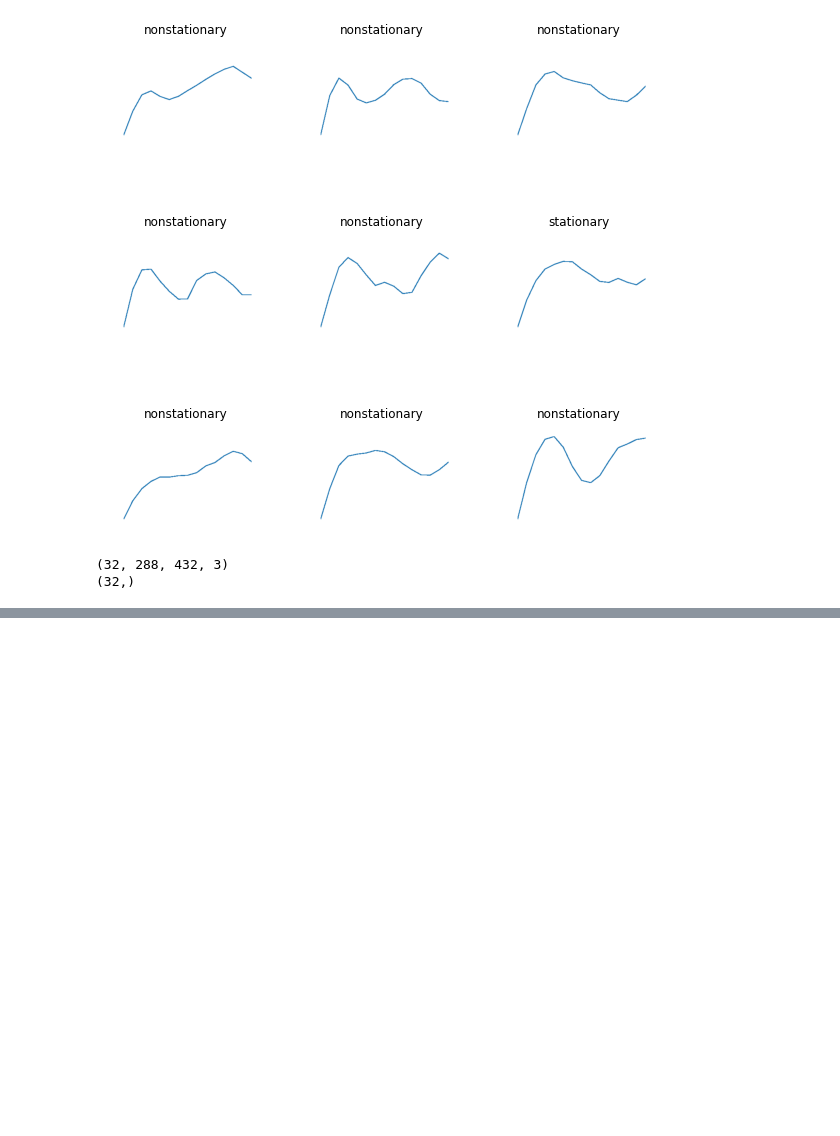
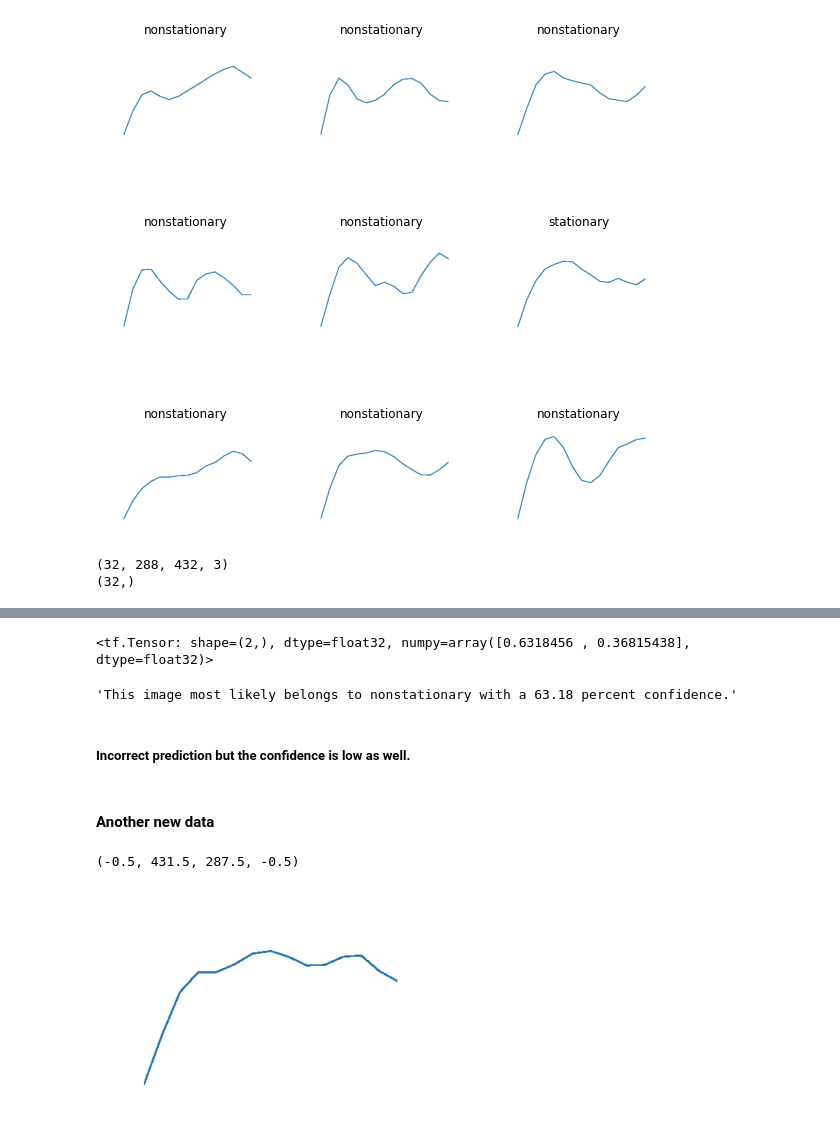
Before and after one commit to tadatoshi/time_series_plot_auto_analysis, a Jupyter notebook: notebooks/tensorflow_cnn_plot_image_classification.ipynb, the cells around one changed output, grey strips where cells are left out. Drawn from its saved outputs; the diff is of its cells as text; code cells hidden in the pictures; blank space fills up the shorter version.

```diff
--- a/notebooks/tensorflow_cnn_plot_image_classification.ipynb
+++ b/notebooks/tensorflow_cnn_plot_image_classification.ipynb
@@ -117,0 +265,25 @@ for image_batch, labels_batch in train_ds:
+# %%
+new_stationary_plot_array_1_score
+# %% [output]
+<tf.Tensor: shape=(2,), dtype=float32, numpy=array([0.6318456 , 0.36815438], dtype=float32)>
+# %%
+f"This image most likely belongs to {class_names[np.argmax(new_stationary_plot_array_1_score)]} with a {100 * np.max(new_stationary_plot_array_1_score):.2f} percent confidence."
+# %% [output]
+'This image most likely belongs to nonstationary with a 63.18 percent confidence.'
+# %% [markdown]
+##### Incorrect prediction but the confidence is low as well.
+# %% [markdown]
+#### Another new data
+# %%
+new_stationary_plot_2_path = os.path.join(plots_data_dir,
+                                     'new_data_for_prediction/stationary/synthetic_variogram_20220701133525_3.png')
+
+new_stationary_plot_2 = tf.keras.utils.load_img(
+    new_stationary_plot_2_path, target_size=(img_height, img_width)
+)
+# %%
+plt.imshow(new_stationary_plot_2)
+plt.axis('off')
+# %% [output]
+(-0.5, 431.5, 287.5, -0.5)
+[figure, added]
```
Also changed, not shown: parts of 63 cells of this notebook, 1 other file.
